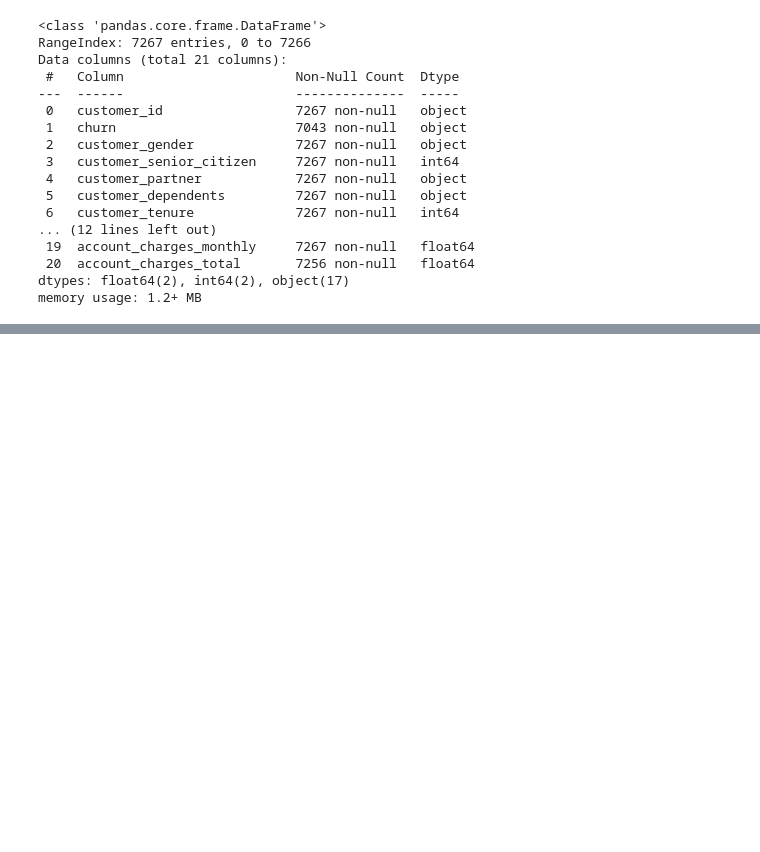
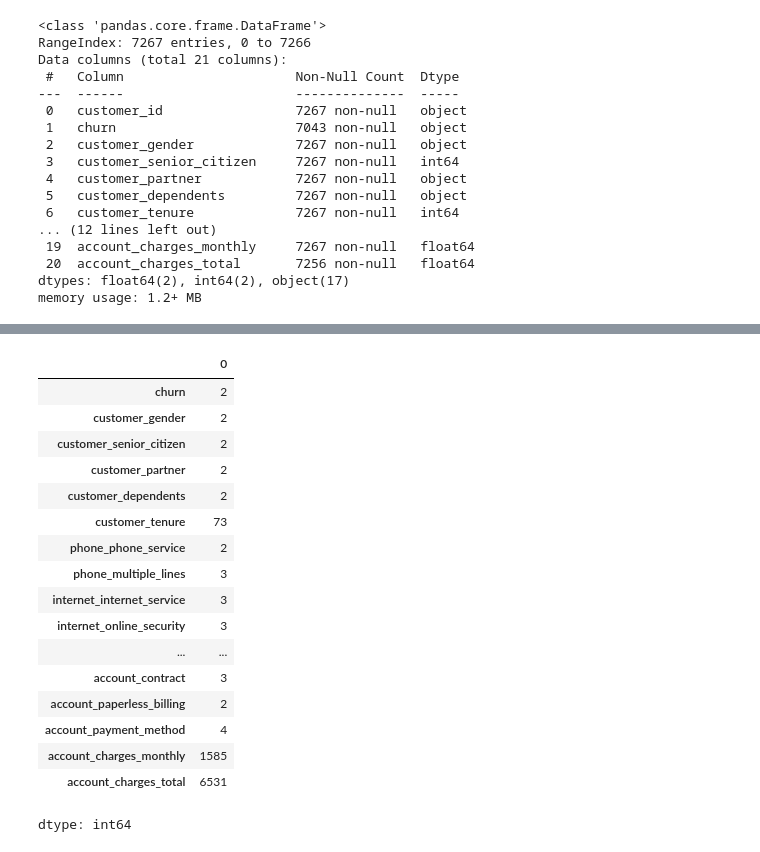
Before and after one commit to paulahruizpro-ux/telecom-x-ii, a Jupyter notebook: Telecom_X_2.ipynb, the cells around one changed output, grey strips where cells are left out. Cells and saved outputs as stored; diff of their text form; code cells hidden in the pictures; blank space fills up the shorter version.

```diff
--- a/Telecom_X_2.ipynb
+++ b/Telecom_X_2.ipynb
@@ -38,0 +47,6 @@ memory usage: 1.2+ MB
+# %%
+#Remoção de Nan do Churn
+dados = dados[dados['churn'].notna()].copy()
+
+print(f'Linhas após limpeza: {len(dados)}')
+print(f'Nan em churn: {dados['churn'].isna().sum()}')
@@ -65,0 +126,21 @@ memory usage: 1.1+ MB
+# %%
+dados.nunique()
+# %% [output]
+|  | 0 |
+| churn | 2 |
+| customer_gender | 2 |
+| customer_senior_citizen | 2 |
+| customer_partner | 2 |
+| customer_dependents | 2 |
+| customer_tenure | 73 |
+| phone_phone_service | 2 |
+| phone_multiple_lines | 3 |
+| internet_internet_service | 3 |
+| internet_online_security | 3 |
+| ... | ... |
+| account_contract | 3 |
+| account_paperless_billing | 2 |
+| account_payment_method | 4 |
+| account_charges_monthly | 1585 |
+| account_charges_total | 6531 |
+dtype: int64
```
Also changed, not shown: parts of 19 cells of this notebook.
